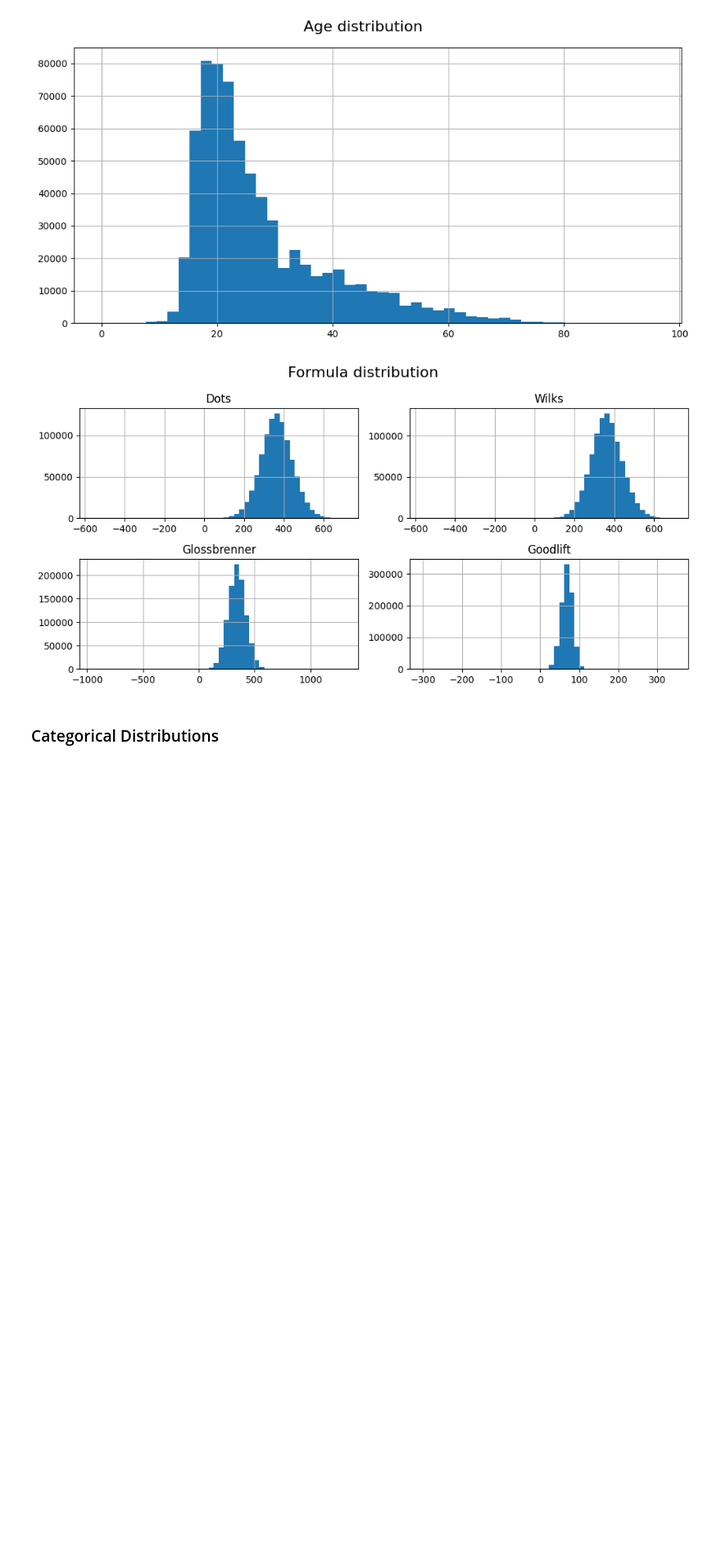
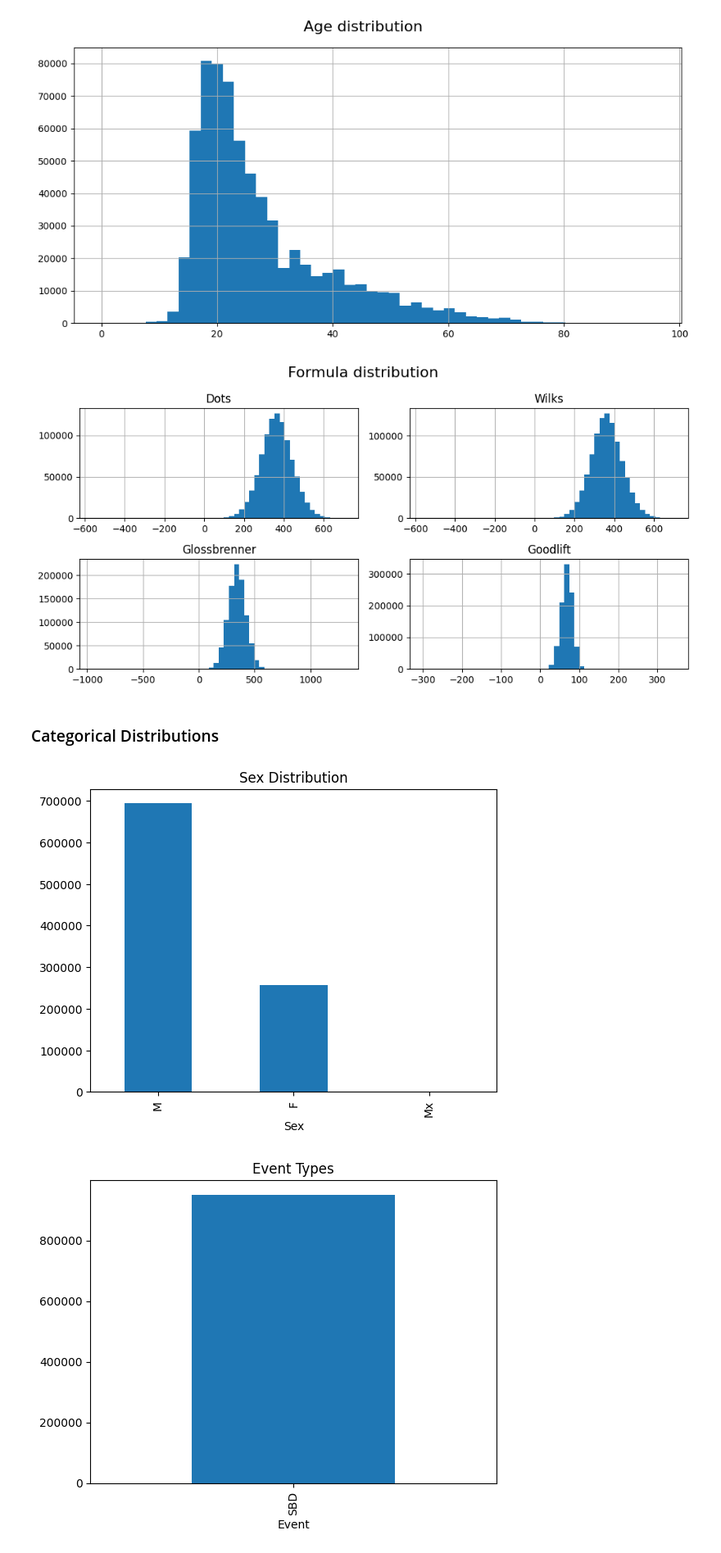
Before and after one commit to Husain-Althagafi/OpenIPF-Analysis, a Jupyter notebook: main.ipynb, the cells around one changed output. Shown at 82% size. Cells and saved outputs as stored; diff of their text form; code cells hidden in the pictures; blank space fills up the shorter version.

```diff
--- a/main.ipynb
+++ b/main.ipynb
@@ -663,3 +663,17 @@ plt.show()
 [figure]
 # %% [markdown]
 ### Categorical Distributions
+# %%
+df_key['Sex'].value_counts().plot(kind='bar', title="Sex Distribution")
+plt.show()
+
+
+df_key['Event'].value_counts().plot(kind='bar', title="Event Types")
+plt.show()
+
+df_key['Division'].value_counts().head(10).plot(kind='barh', title="Top 10 Divisions")
+plt.gca().invert_yaxis()
+plt.show()
+# %% [output]
+[figure, added]
+[figure, added]
```
Also changed, not shown: parts of 1 cell of this notebook.
